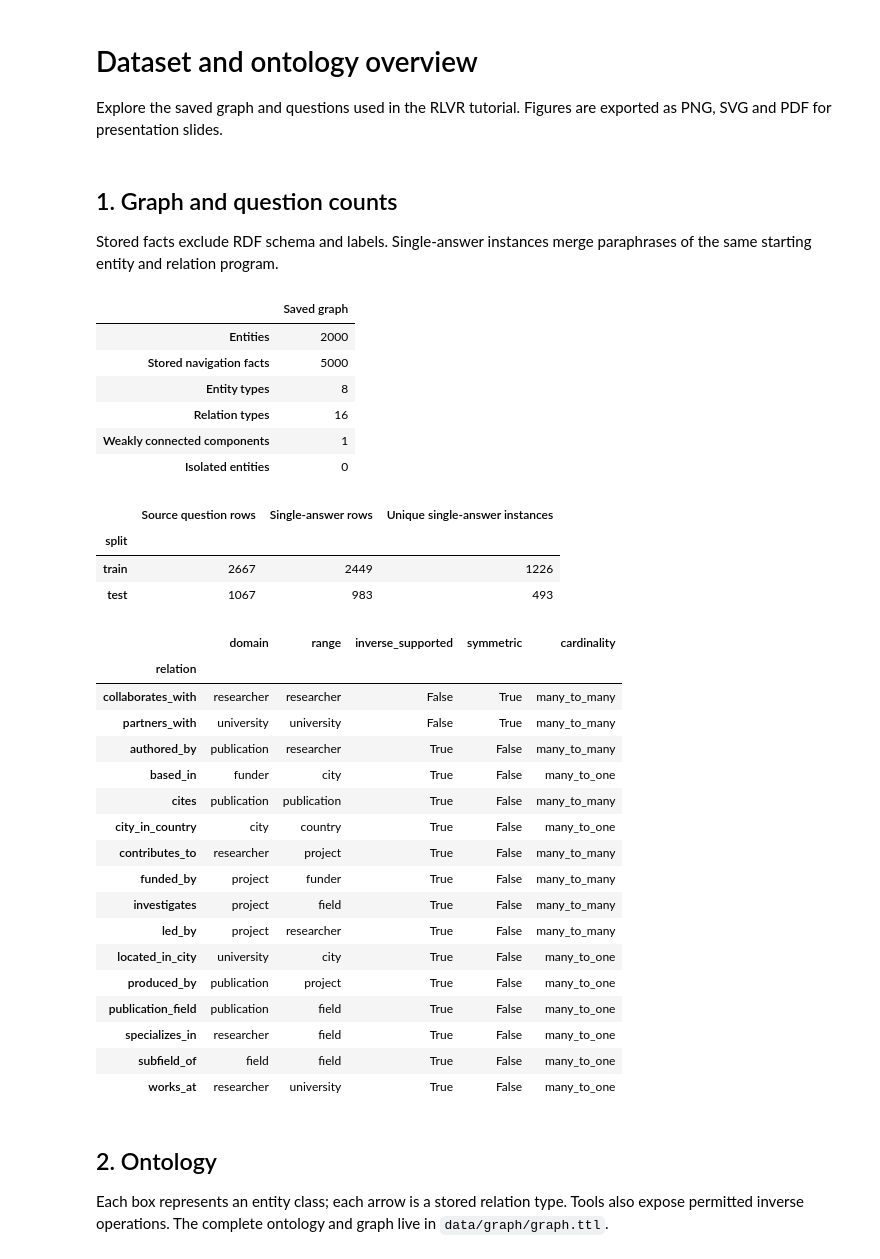
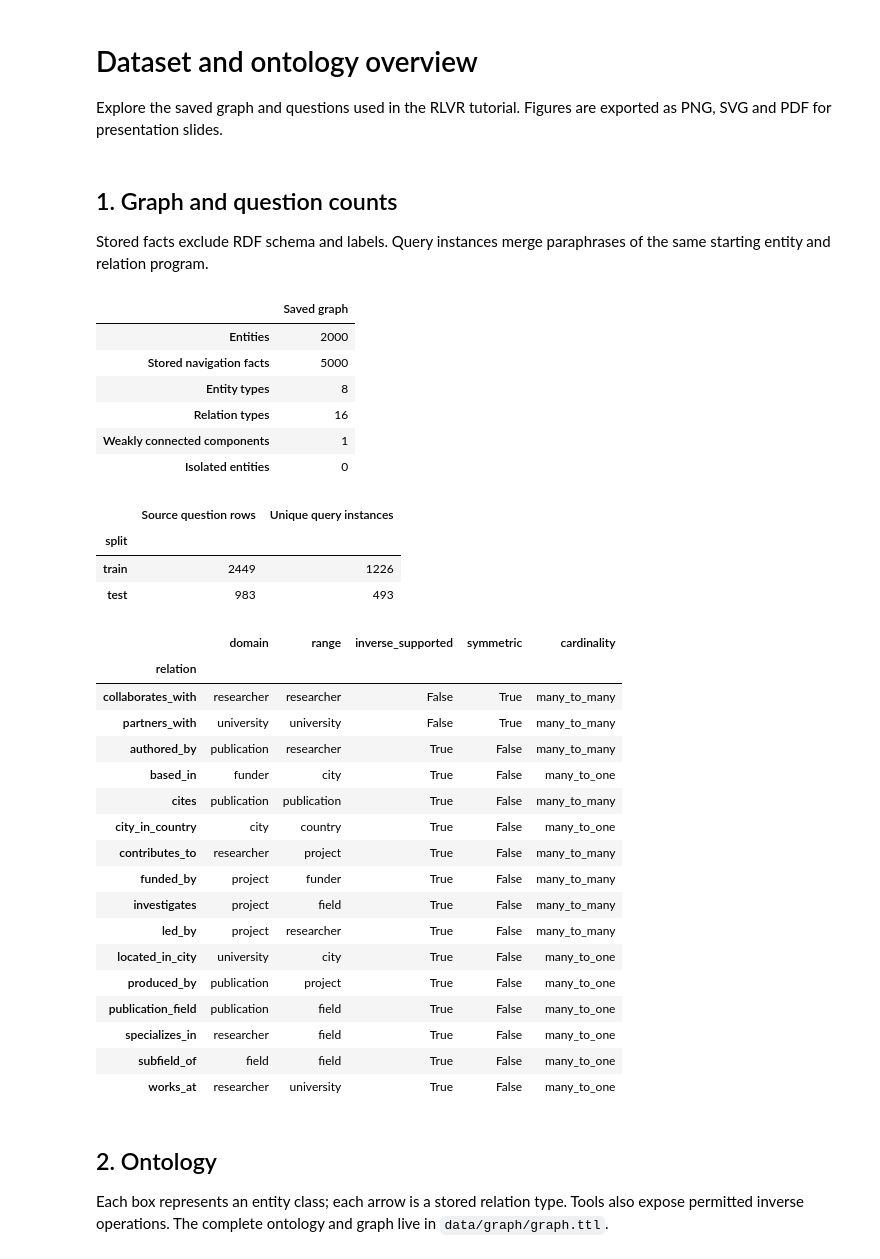
Before and after one commit to AlirezaAK2000/kg-navigation-rlvr, a Jupyter notebook: notebooks/01_dataset_eda.ipynb, the cells around one changed output. Cells and saved outputs as stored; diff of their text form; code cells hidden in the pictures.

```diff
--- a/notebooks/01_dataset_eda.ipynb
+++ b/notebooks/01_dataset_eda.ipynb
@@ -24,7 +24,7 @@ from kg_rlvr.eda import (
 )
 
 graph = GraphIndex.load(DATA_ROOT / "graph")
-source, eligible, unique = question_tables(graph, DATA_ROOT)
+source, unique = question_tables(graph, DATA_ROOT)
 figures = OUTPUT_DIR / "figures"
 
 def show_figure(builder, filename, *args):
@@ -36,29 +36,28 @@ def show_figure(builder, filename, *args):
 # %% [markdown]
 ## 1. Graph and question counts
 
-Stored facts exclude RDF schema and labels. Single-answer instances merge paraphrases of the same starting entity and relation program.
+Stored facts exclude RDF schema and labels. Query instances merge paraphrases of the same starting entity and relation program.
 # %%
 display(graph_statistics(graph).to_frame())
 question_counts = pd.DataFrame({
     "Source question rows": source.groupby("split").size(),
-    "Single-answer rows": eligible.groupby("split").size(),
-    "Unique single-answer instances": unique.groupby("split").size(),
+    "Unique query instances": unique.groupby("split").size(),
 }).reindex(["train", "test"])
 display(question_counts)
 question_counts.to_csv(OUTPUT_DIR / "question_counts.csv")
 display(pd.DataFrame.from_dict(graph.relations, orient="index").rename_axis("relation"))
 # %% [output]
 |  | Saved graph |
 | Entities | 2000 |
 | Stored navigation facts | 5000 |
 | Entity types | 8 |
 | Relation types | 16 |
 | Weakly connected components | 1 |
 | Isolated entities | 0 |
-|  | Source question rows | Single-answer rows | Unique single-answer instances |
-| split |  |  |  |
-| train | 2667 | 2449 | 1226 |
-| test | 1067 | 983 | 493 |
+|  | Source question rows | Unique query instances |
+| split |  |  |
+| train | 2449 | 1226 |
+| test | 983 | 493 |
 |  | domain | range | inverse_supported | symmetric | cardinality |
 | relation |  |  |  |  |  |
 | collaborates_with | researcher | researcher | False | True | many_to_many |
```
Also changed, not shown: parts of 3 cells of this notebook, 50 other files.
